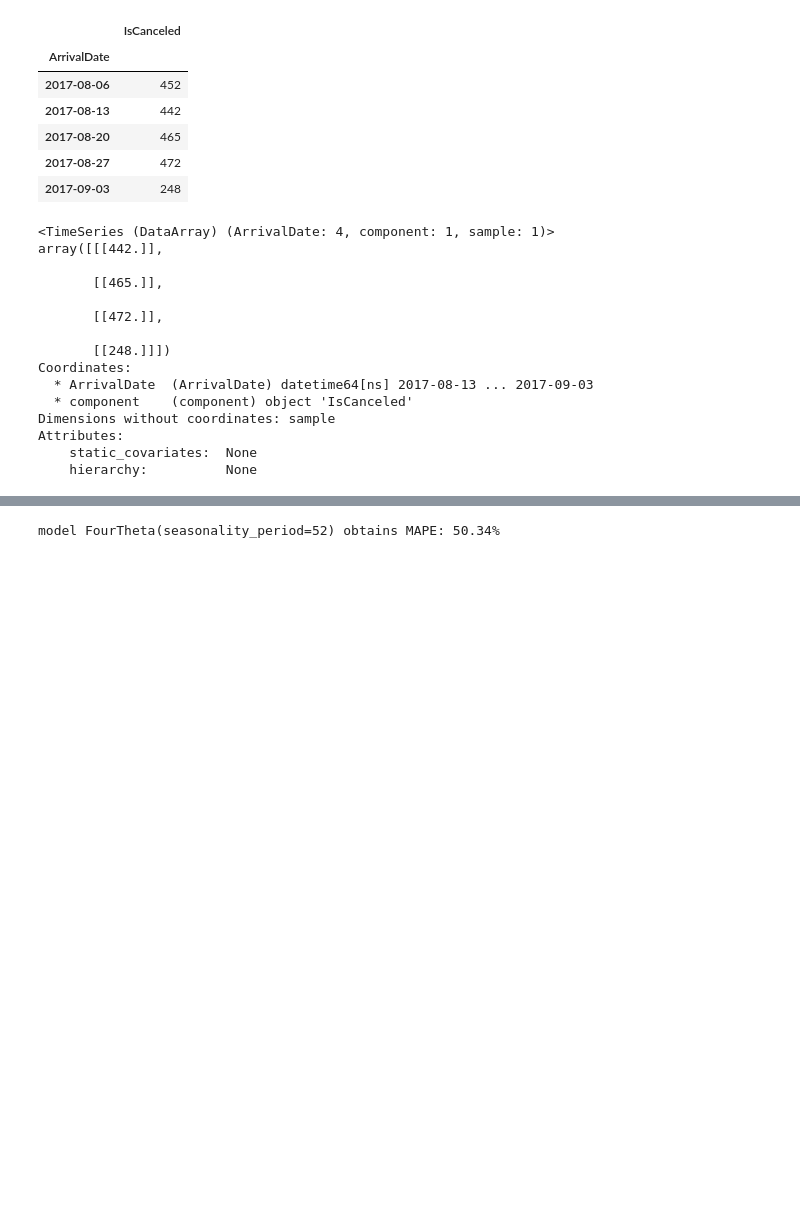
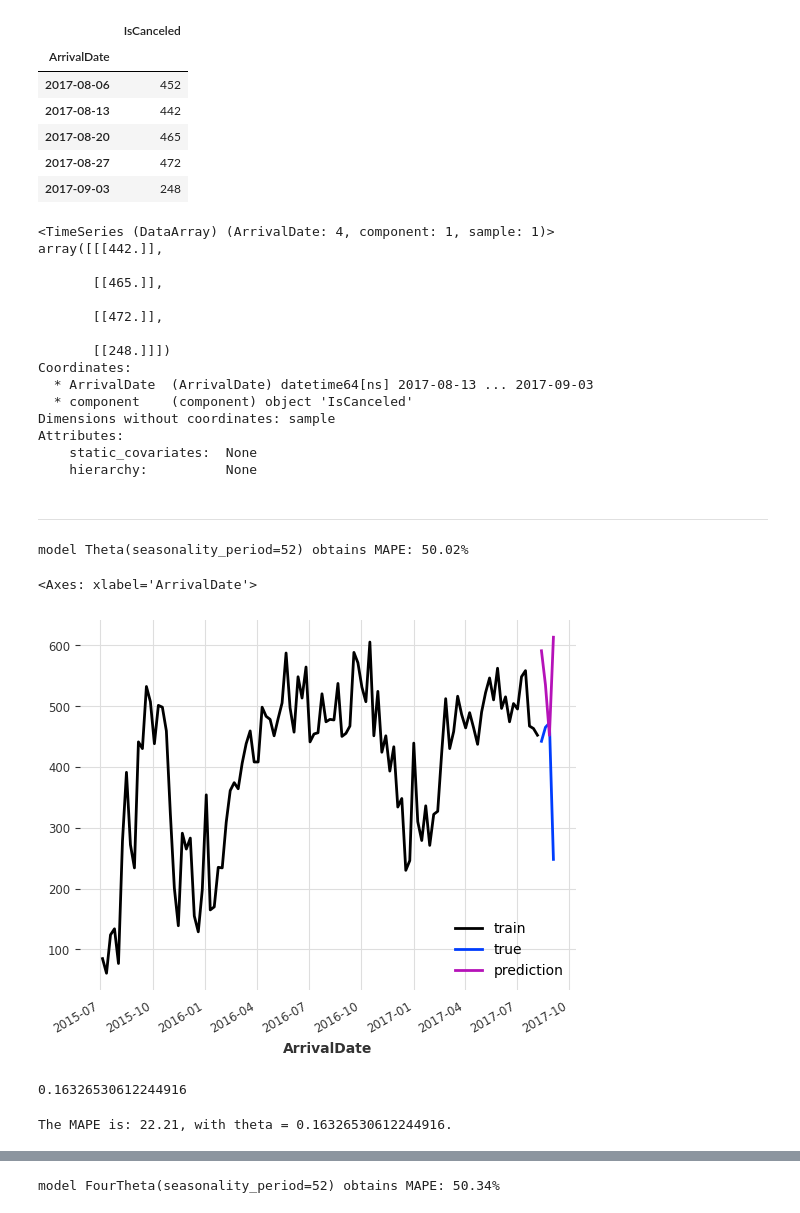
Before and after one commit to jgilaberts/Prueba-Github, a Jupyter notebook: Analisis Predictivo/Proyecto Final/Theta_4Theta_Javier_Gilabert.ipynb, the cells around one changed output, grey strips where cells are left out. Drawn from its saved outputs; the diff is of its cells as text; code cells hidden in the pictures; blank space fills up the shorter version.

Commit message:
commit theta

```diff
--- a/Analisis Predictivo/Proyecto Final/Theta_4Theta_Javier_Gilabert.ipynb
+++ b/Analisis Predictivo/Proyecto Final/Theta_4Theta_Javier_Gilabert.ipynb
@@ -59,3 +57,25 @@ Dimensions without coordinates: sample
 Attributes:
     static_covariates:  None
     hierarchy:          None
+# %% [markdown]
+-------
+# %%
+
+# %%
+from darts.models import Theta, FourTheta
+from darts.metrics import mape
+
+model =Theta(seasonality_period=52) # Supone Theta 2
+model.fit(train)
+forecast = model.predict(len(test))
+print("model {} obtains MAPE: {:.2f}%".format(model, mape(test, forecast)))
+# %% [output]
+model Theta(seasonality_period=52) obtains MAPE: 50.02%
+# %%
+# %%
+train.plot(label="train")
+test.plot(label="true")
+forecast.plot(label="prediction")
+# %% [output]
+<Axes: xlabel='ArrivalDate'>
+[figure, added]
@@ -61,0 +104,18 @@ Attributes:
+# %%
+best_theta
+# %% [output]
+0.16326530612244916
+# %%
+
+# %%
+best_theta_model = Theta(best_theta)
+best_theta_model.fit(train)
+pred_best_theta = best_theta_model.predict(len(test))
+
+print(
+    "The MAPE is: {:.2f}, with theta = {}.".format(
+        mape(test, pred_best_theta), best_theta
+    )
+)
+# %% [output]
+The MAPE is: 22.21, with theta = 0.16326530612244916.
```
Also changed, not shown: parts of 13 cells of this notebook.
